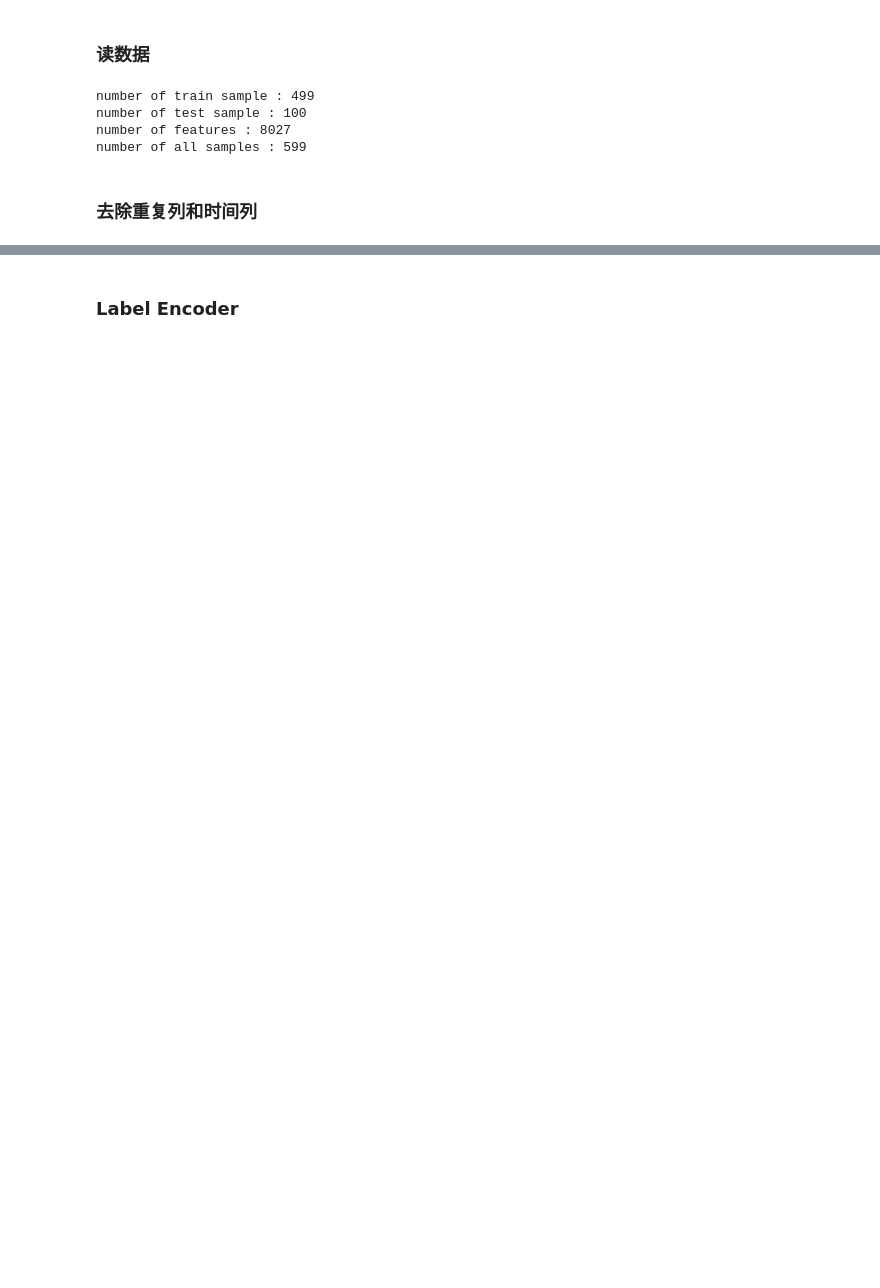
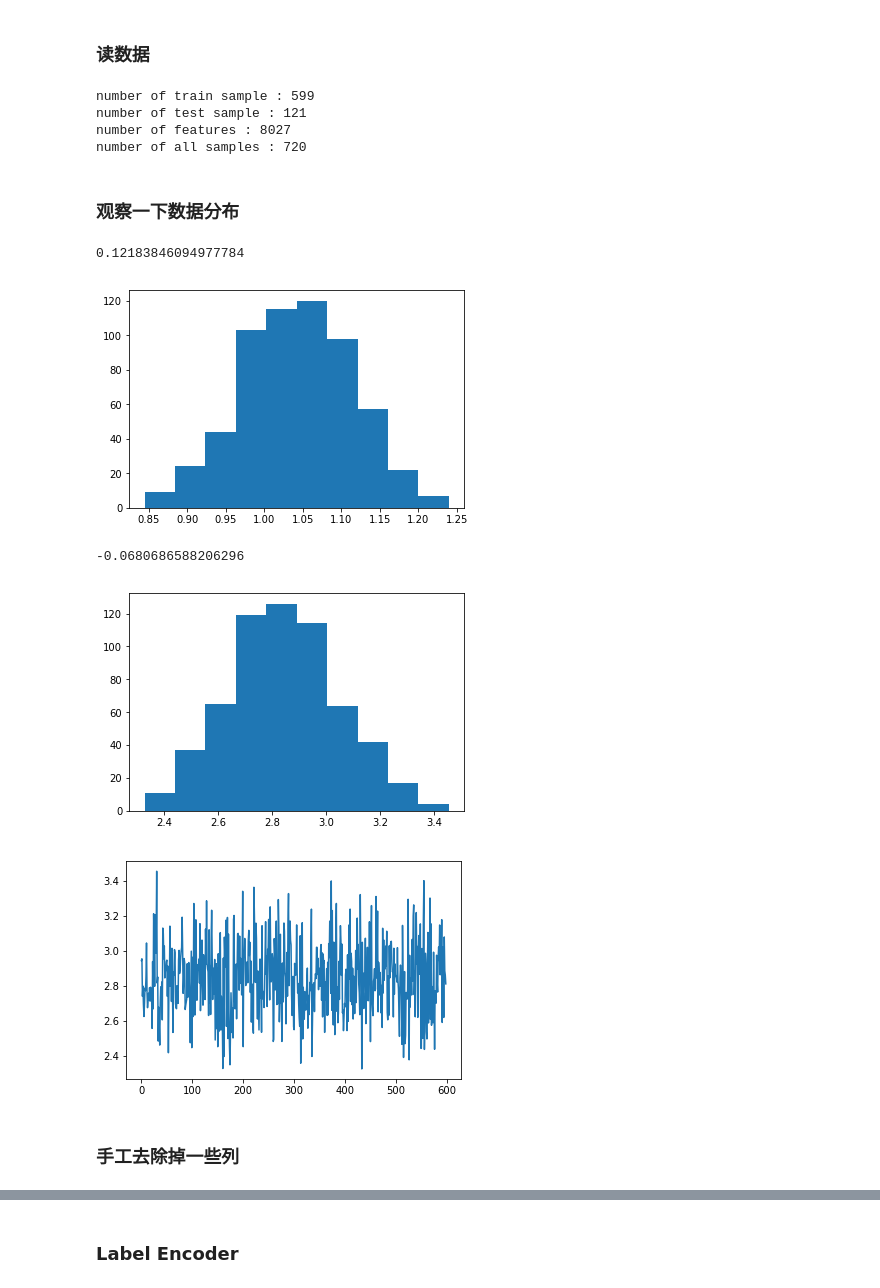
Before and after one commit to DroidhenZJU/IM-contest, a Jupyter notebook: pre_process.ipynb, the cells around one changed output, grey strips where cells are left out. Saved outputs shown, nothing was run; the diff lists cells and outputs as text; code cells hidden in the pictures; blank space fills up the shorter version.

```diff
--- a/pre_process.ipynb
+++ b/pre_process.ipynb
@@ -14,7 +16,7 @@ from sklearn.preprocessing import LabelEncoder
 ### 读数据
 # %%
 train_filename = os.path.join(config.base_path, "data","train.xlsx")
-test_filename = os.path.join(config.base_path, "data","测试A.xlsx")
+test_filename = os.path.join(config.base_path, "data","测试B.xlsx")
 df_train_raw = pd.read_excel(train_filename) #训练数据
 df_test_raw = pd.read_excel(test_filename) #测试数据
 
@@ -31,9 +33,29 @@ print("number of test sample : %d" %df_test.shape[0])
 print("number of features : %d" %df_test.shape[1])
 print("number of all samples : %d" %df_all.shape[0])
 # %% [output]
-number of train sample : 499
-number of test sample : 100
+number of train sample : 599
+number of test sample : 121
 number of features : 8027
-number of all samples : 599
+number of all samples : 720
 # %% [markdown]
-### 去除重复列和时间列
+### 观察一下数据分布
+# %%
+from scipy.stats import skew
+import math
+print(skew(df_train["Y"].values))
+log_y = np.log(list(df_train["Y"].values))
+plt.hist(log_y)
+plt.show()
+print(skew(log_y))
+plt.hist(df_train["Y"].values)
+plt.show()
+plt.plot(df_train["Y"].values)
+plt.show()
+# %% [output]
+0.12183846094977784
+[figure, added]
+-0.0680686588206296
+[figure, added]
+[figure, added]
+# %% [markdown]
+### 手工去除掉一些列
```
Also changed, not shown: parts of 22 cells of this notebook, 4 other files.
